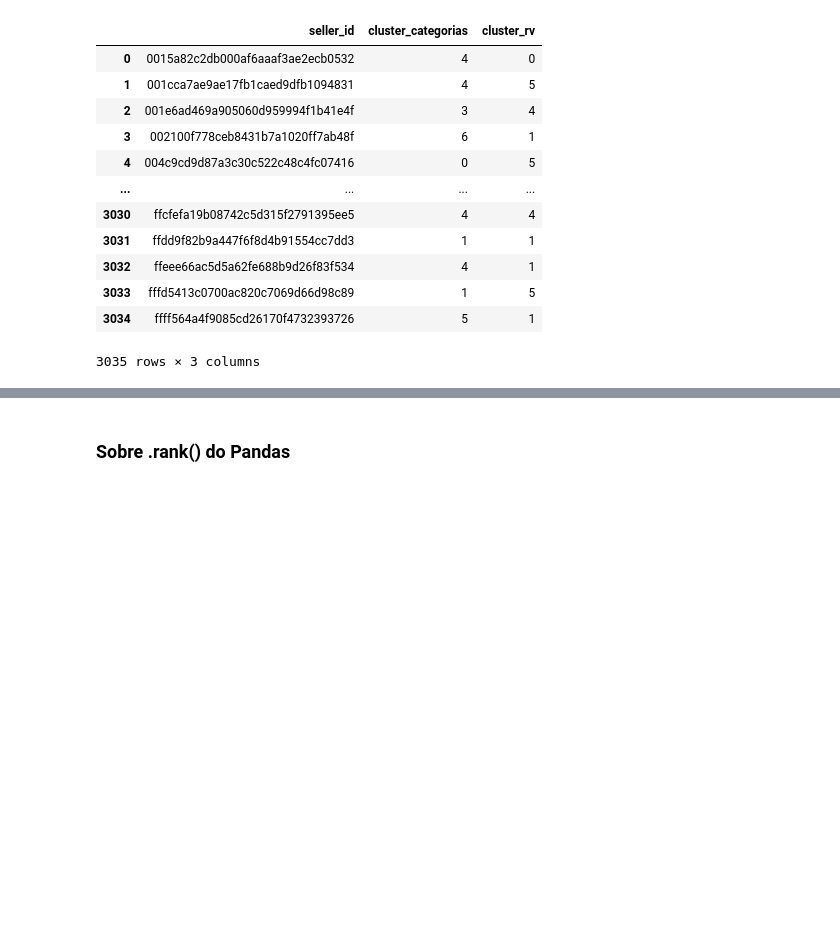
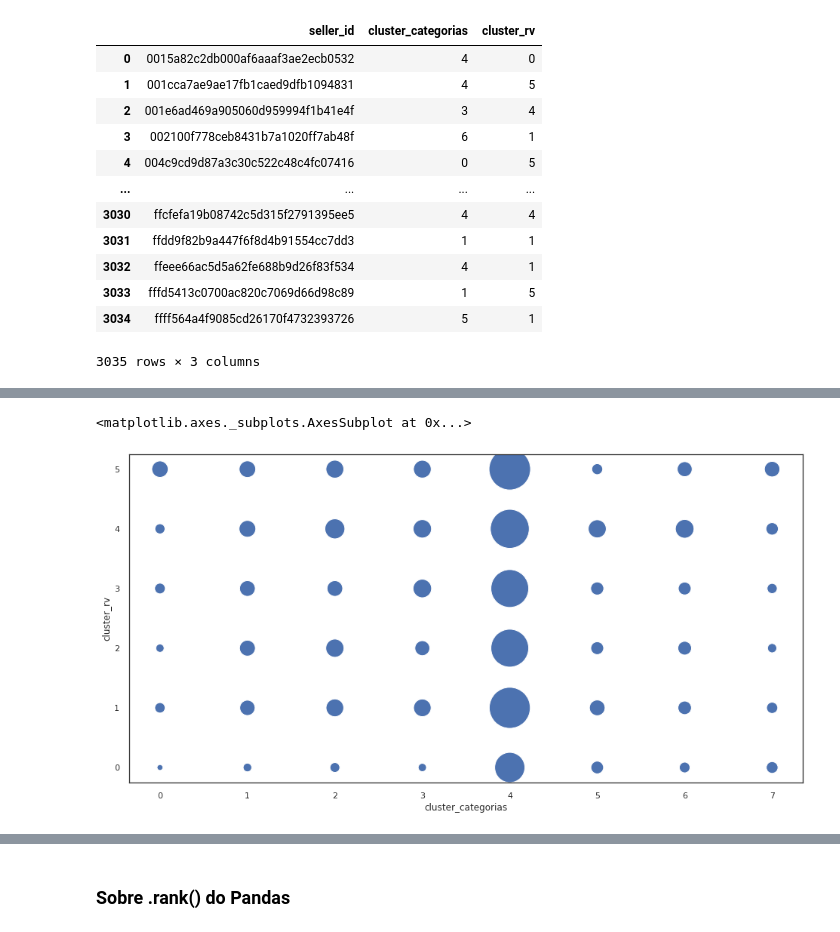
Before and after one commit to paulo-batista/LABDATA-FIA, a Jupyter notebook: notas_aula16.ipynb, the cells around one changed output, grey strips where cells are left out. Saved outputs shown, nothing was run; the diff lists cells and outputs as text; code cells hidden in the pictures; blank space fills up the shorter version.

```diff
--- a/notas_aula16.ipynb
+++ b/notas_aula16.ipynb
@@ -677,0 +691,4 @@ df_clusters
+# %%
+clusters_cat_rv = pd.crosstab(df_clusters['cluster_categorias'], df_clusters['cluster_rv'])
+clusters_cat_rv = clusters_cat_rv.stack().reset_index(name='qtde_vendedores')
+clusters_cat_rv.head()
@@ -678,3 +726,9 @@ df_clusters
+# %%
+plt.subplots(figsize=(16, 8))
+sns.scatterplot(data=clusters_cat_rv, x='cluster_categorias', y='cluster_rv', s=clusters_cat_rv.qtde_vendedores * 10)
+# %% [output]
+<matplotlib.axes._subplots.AxesSubplot at 0x...>
+[figure, added]
 # %%
 # abt
 df_abt_vr
```
Also changed, not shown: parts of 4 cells of this notebook.
